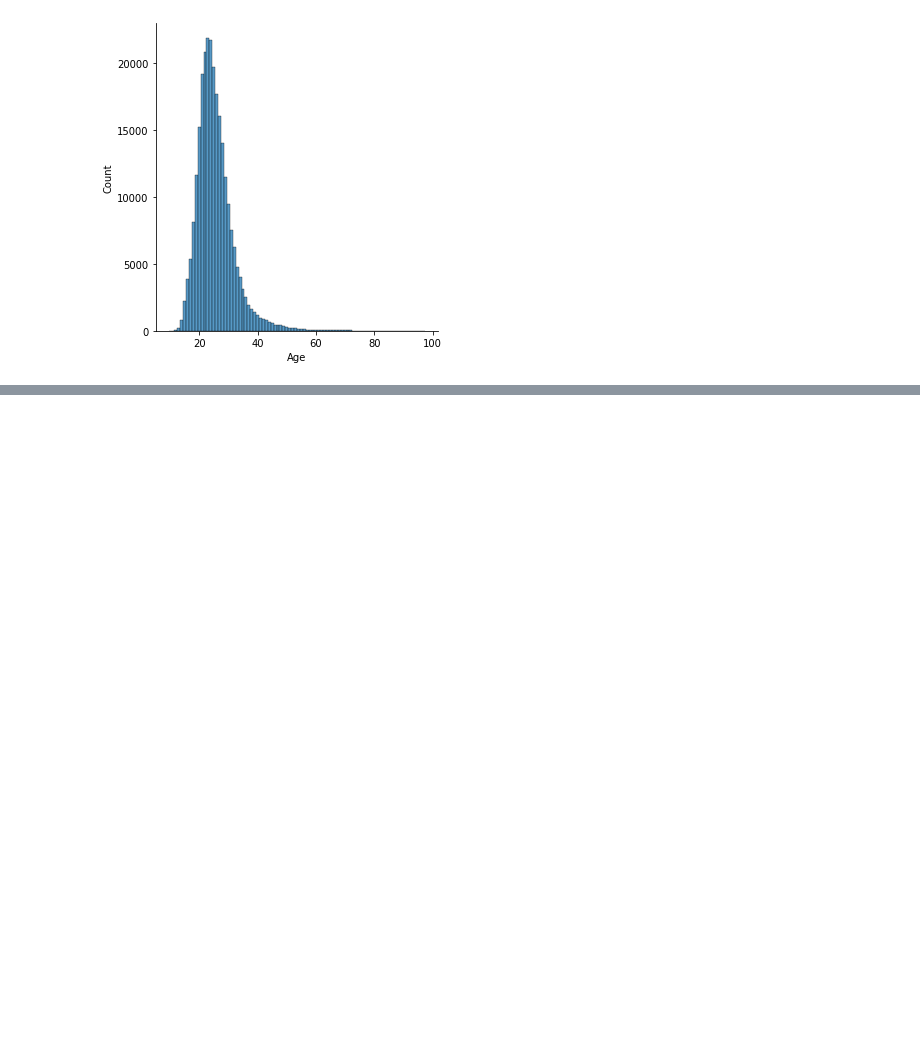
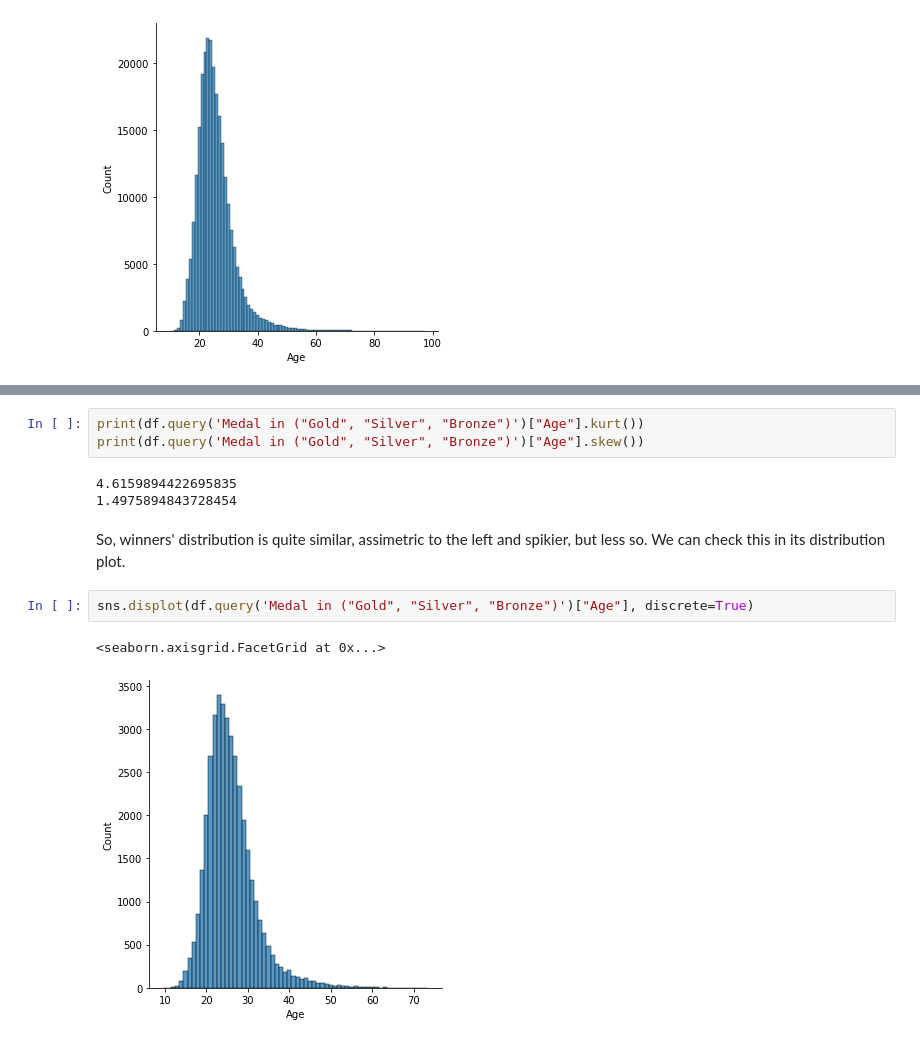
Before and after one commit to llrt/eda-athletes-py, a Jupyter notebook: eda.ipynb, the cells around one changed output, grey strips where cells are left out. Drawn from its saved outputs; the diff is of its cells as text; blank space fills up the shorter version.

```diff
--- a/eda.ipynb
+++ b/eda.ipynb
@@ -174,0 +189,13 @@ So, this brief analysis confirm that, in general, most athletes are very young w
+# %%
+print(df.query('Medal in ("Gold", "Silver", "Bronze")')["Age"].kurt())
+print(df.query('Medal in ("Gold", "Silver", "Bronze")')["Age"].skew())
+# %% [output]
+4.6159894422695835
+1.4975894843728454
+# %% [markdown]
+So, winners' distribution is quite similar, assimetric to the left and spikier, but less so. We can check this in its distribution plot.
+# %%
+sns.displot(df.query('Medal in ("Gold", "Silver", "Bronze")')["Age"], discrete=True)
+# %% [output]
+<seaborn.axisgrid.FacetGrid at 0x...>
+[figure, added]
```
Also changed, not shown: parts of 23 cells of this notebook.
